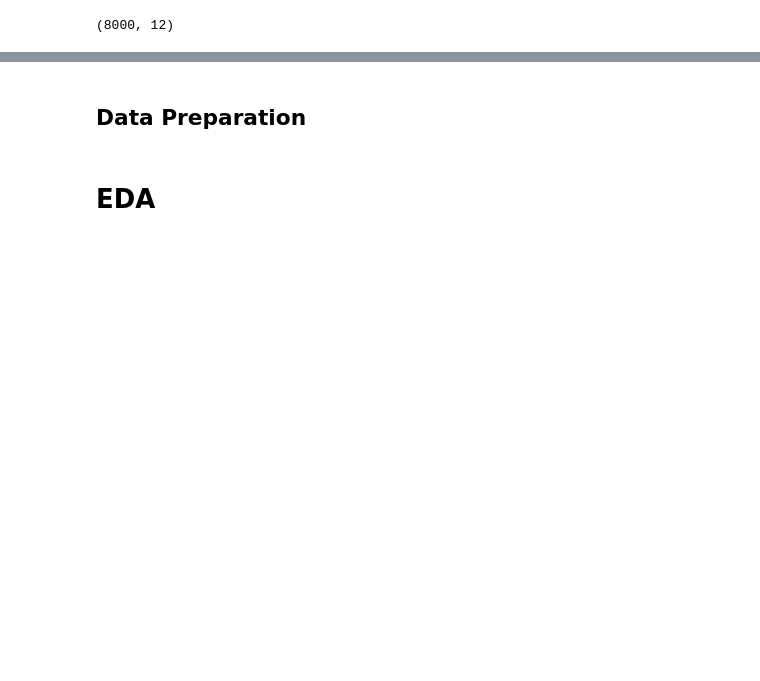
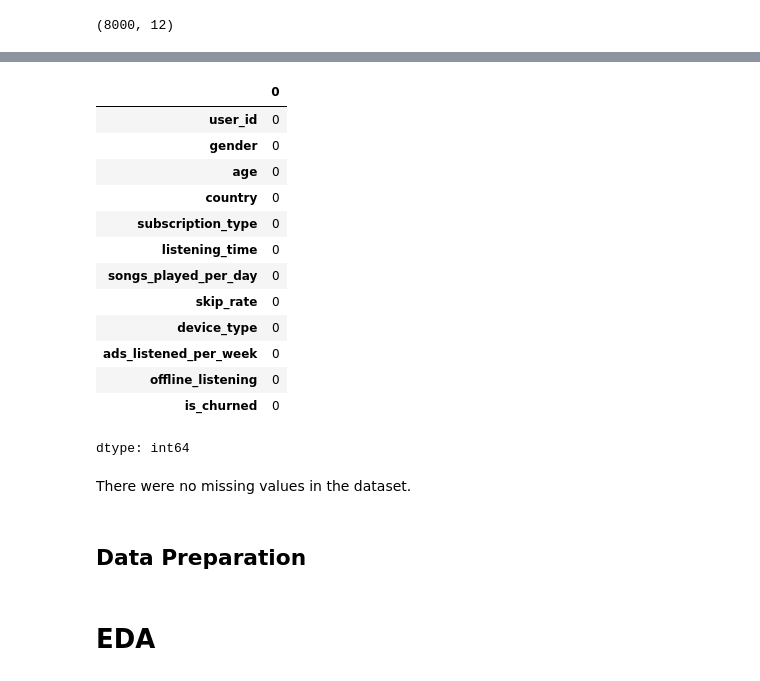
Before and after one commit to xuany823/ADS505_Final_Project, a Jupyter notebook: Spotify_Churn.ipynb, the cells around one changed output, grey strips where cells are left out. Saved outputs shown, nothing was run; the diff lists cells and outputs as text; code cells hidden in the pictures; blank space fills up the shorter version.

```diff
--- a/Spotify_Churn.ipynb
+++ b/Spotify_Churn.ipynb
@@ -91,3 +131,24 @@ df.head()
+# %%
+# Checking for missing values
+
+df.isna().sum()
+# %% [output]
+|  | 0 |
+| user_id | 0 |
+| gender | 0 |
+| age | 0 |
+| country | 0 |
+| subscription_type | 0 |
+| listening_time | 0 |
+| songs_played_per_day | 0 |
+| skip_rate | 0 |
+| device_type | 0 |
+| ads_listened_per_week | 0 |
+| offline_listening | 0 |
+| is_churned | 0 |
+dtype: int64
+# %% [markdown]
+There were no missing values in the dataset.
 # %% [markdown]
 ## Data Preparation
 # %% [markdown]
```
Also changed, not shown: parts of 9 cells of this notebook.
